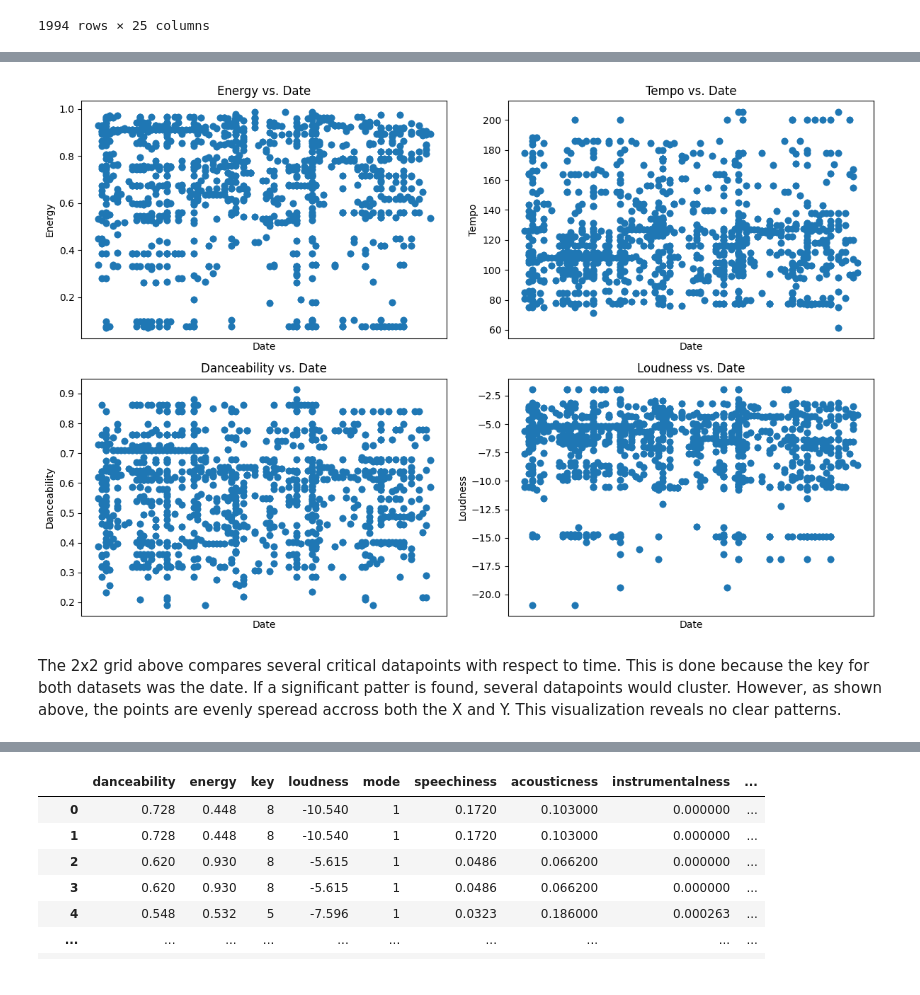
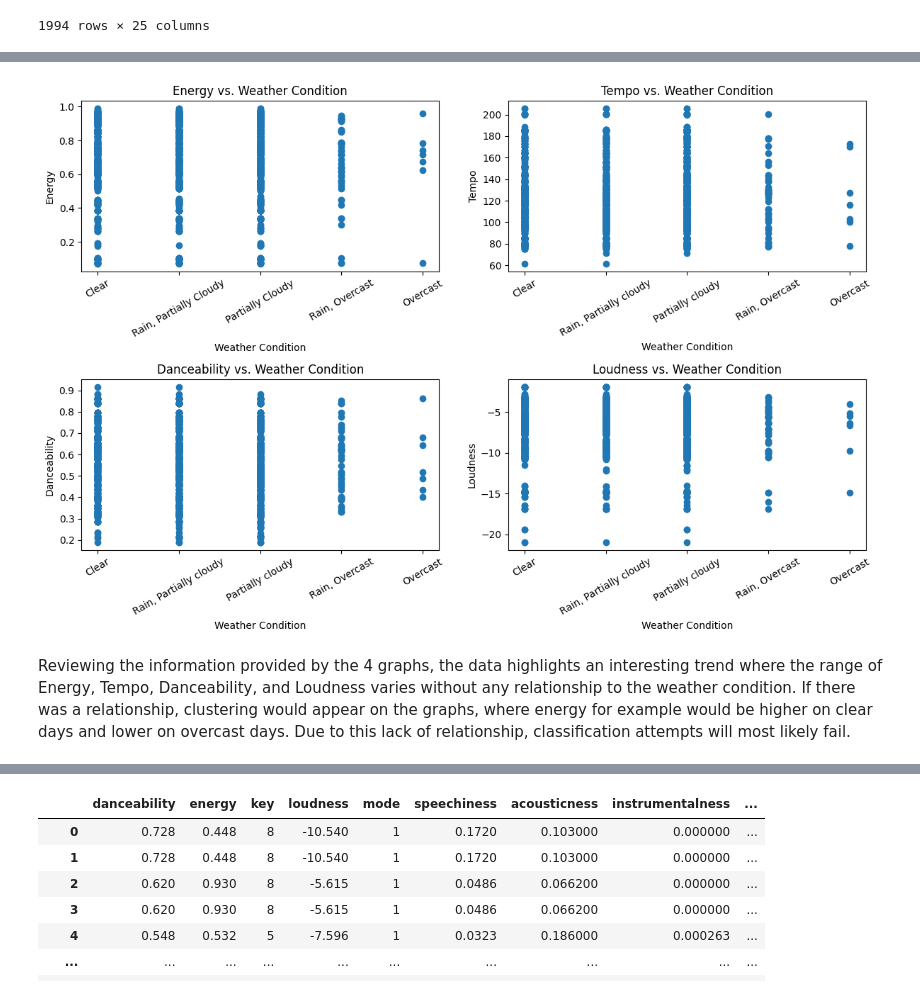
Before and after one commit to GU-Student-Projects/CPSC222, a Jupyter notebook: Final Project/final_project.ipynb, the cells around one changed output, grey strips where cells are left out. Cells and saved outputs as stored; diff of their text form; code cells hidden in the pictures.

```diff
--- a/Final Project/final_project.ipynb
+++ b/Final Project/final_project.ipynb
@@ -76,57 +100,50 @@ Display the legend and dataframe for the eunumerate conditions of the weather. A
 # %%
 import matplotlib.pyplot as plt
-import matplotlib.dates as mdates
 
-# Assuming you have the necessary datasets for energy and temperature
 energy_dataset = merged_dataset['energy']
 tempo_dataset = merged_dataset['tempo']
 danceability_dataset = merged_dataset['danceability']
 loudness_dataset = merged_dataset['loudness']
-date = merged_dataset['date']
+enumerated_conditions_dataset = merged_dataset['conditionsEnum']
 
-# Create a 2x2 grid of subplots
 fig, axes = plt.subplots(2, 2, figsize=(12, 8))
 
-axes[0, 0].scatter(date, energy_dataset, marker='o', linestyle='-')
-axes[0, 0].xaxis.set_major_formatter(mdates.DateFormatter('%Y-%m-%d'))
-axes[0, 0].set_xticks([])
-axes[0, 0].set_title('Energy vs. Date')
-axes[0, 0].set_xlabel('Date')
+axes[0, 0].scatter(enumerated_conditions_dataset, energy_dataset, marker='o', linestyle='-')
+axes[0, 0].set_xticks(range(len(unique_conditions_key['conditions'])))
+axes[0, 0].set_xticklabels(['Clear','Rain, Partially Cloudy','Partially Cloudy','Rain, Overcast','Overcast'])
+axes[0, 0].set_title('Energy vs. Weather Condition')
+axes[0, 0].set_xlabel('Weather Condition')
 axes[0, 0].set_ylabel('Energy')
-axes[0, 0].xaxis.set_major_formatter(mdates.DateFormatter('%Y-%m-%d'))
 axes[0, 0].tick_params(axis='x', rotation=30)
 
-axes[0, 1].scatter(date, tempo_dataset, marker='o', linestyle='-')
-axes[0, 1].xaxis.set_major_formatter(mdates.DateFormatter('%Y-%m-%d'))
-axes[0, 1].set_xticks([])
-axes[0, 1].set_title('Tempo vs. Date')
-axes[0, 1].set_xlabel('Date')
+axes[0, 1].scatter(enumerated_conditions_dataset, tempo_dataset, marker='o', linestyle='-')
+axes[0, 1].set_xticks(range(len(unique_conditions_key['conditions'])))
+axes[0, 1].set_xticklabels(unique_conditions_key['conditions'])
+axes[0, 1].set_title('Tempo vs. Weather Condition')
+axes[0, 1].set_xlabel('Weather Condition')
 axes[0, 1].set_ylabel('Tempo')
-axes[0, 1].xaxis.set_major_formatter(mdates.DateFormatter('%Y-%m-%d'))
 axes[0, 1].tick_params(axis='x', rotation=30)
 
-axes[1, 0].scatter(date, danceability_dataset, marker='o', linestyle='-')
-axes[1, 0].xaxis.set_major_formatter(mdates.DateFormatter('%Y-%m-%d'))
-axes[1, 0].set_xticks([])
-axes[1, 0].set_title('Danceability vs. Date')
-axes[1, 0].set_xlabel('Date')
+axes[1, 0].scatter(enumerated_conditions_dataset, danceability_dataset, marker='o', linestyle='-')
+axes[1, 0].set_xticks(range(len(unique_conditions_key['conditions'])))
+axes[1, 0].set_xticklabels(unique_conditions_key['conditions'])
+axes[1, 0].set_title('Danceability vs. Weather Condition')
+axes[1, 0].set_xlabel('Weather Condition')
 axes[1, 0].set_ylabel('Danceability')
-axes[1, 0].xaxis.set_major_formatter(mdates.DateFormatter('%Y-%m-%d'))
 axes[1, 0].tick_params(axis='x', rotation=30)
 
-axes[1, 1].scatter(date, loudness_dataset, marker='o', linestyle='-')
-axes[1, 1].xaxis.set_major_formatter(mdates.DateFormatter('%Y-%m-%d'))
-axes[1, 1].set_xticks([])
-axes[1, 1].set_title('Loudness vs. Date')
-axes[1, 1].set_xlabel('Date')
+axes[1, 1].scatter(enumerated_conditions_dataset, loudness_dataset, marker='o', linestyle='-')
+axes[1, 1].set_xticks(range(len(unique_conditions_key['conditions'])))
+axes[1, 1].set_xticklabels(unique_conditions_key['conditions'])
+axes[1, 1].set_title('Loudness vs. Weather Condition')
+axes[1, 1].set_xlabel('Weather Condition')
 axes[1, 1].set_ylabel('Loudness')
-axes[1, 1].xaxis.set_major_formatter(mdates.DateFormatter('%Y-%m-%d'))
 axes[1, 1].tick_params(axis='x', rotation=30)
 
 plt.tight_layout()
 plt.show()
 # %% [output]
-[figure, old version]
+[figure, new version]
-# %% [markdown]
-The 2x2 grid above compares several critical datapoints with respect to time. This is done because the key for both datasets was the date. If a significant patter is found, several datapoints would cluster. However, as shown above, the points are evenly speread accross both the X and Y. This visualization reveals no clear patterns.
+# %% [markdown]
+Reviewing the information provided by the 4 graphs, the data highlights an interesting trend where the range of Energy, Tempo, Danceability, and Loudness varies without any relationship to the weather condition. If there was a relationship, clustering would appear on the graphs, where energy for example would be higher on clear days and lower on overcast days. Due to this lack of relationship, classification attempts will most likely fail.
 # %%
```
Also changed, not shown: parts of 28 cells of this notebook.
